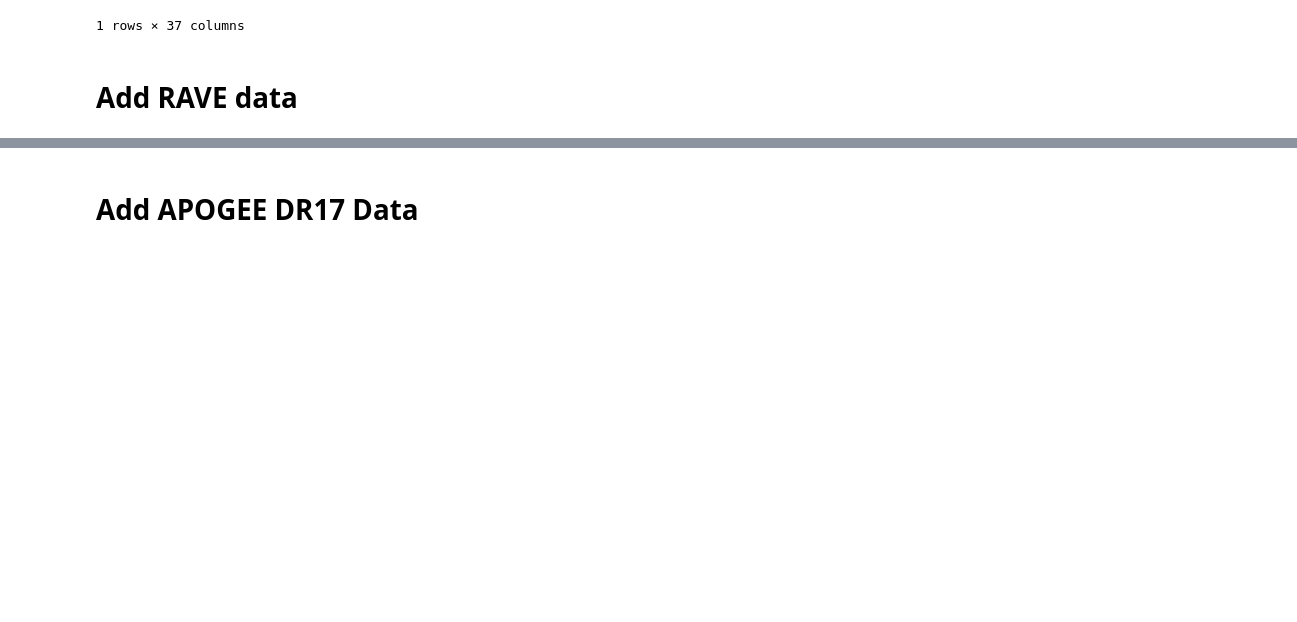
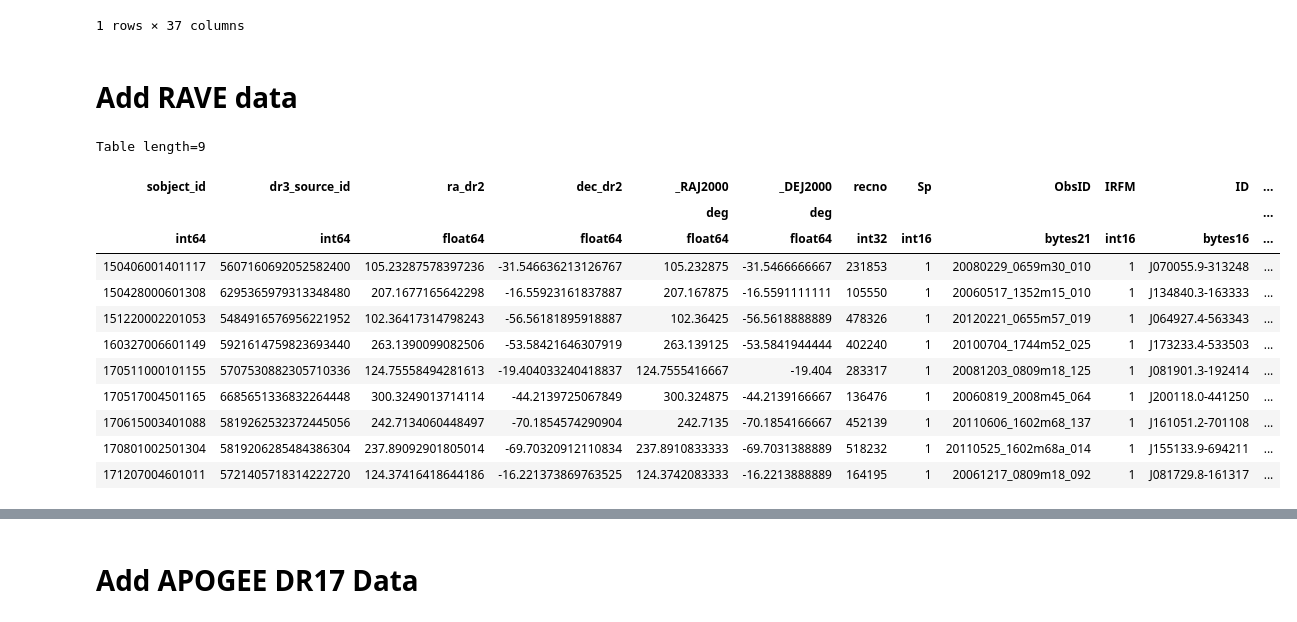
Before and after one commit to MaryumSayeed/ESPRESSO, a Jupyter notebook: scripts/combine_rvs.ipynb, the cells around one changed output, grey strips where cells are left out. Saved outputs shown, nothing was run; the diff lists cells and outputs as text; code cells hidden in the pictures; blank space fills up the shorter version.

Commit message:
re-searching for ravedr6 data to save table2 for referee report

```diff
--- a/scripts/combine_rvs.ipynb
+++ b/scripts/combine_rvs.ipynb
@@ -496,5 +480,22 @@ def convert_time_to_jd(time):
 # %% [markdown]
 # Add RAVE data
 # %%
-rave = Table.read('/Users/maryumsayeed/Downloads/rave_crossmatch.fits')
+#rave = Table.read('/Users/maryumsayeed/Downloads/rave_crossmatch.fits')
+rave = Table.read('../files/rave_crossmatch.fits')
+# %%
+rave
+# %% [output]
+Table length=9
+| sobject_id | dr3_source_id | ra_dr2 | dec_dr2 | _RAJ2000 | _DEJ2000 | recno | Sp | ObsID | IRFM | ID | ... |
+|  |  |  |  | deg | deg |  |  |  |  |  | ... |
+| int64 | int64 | float64 | float64 | float64 | float64 | int32 | int16 | bytes21 | int16 | bytes16 | ... |
+| 150406001401117 | 5607160692052582400 | 105.23287578397236 | -31.546636213126767 | 105.232875 | -31.5466666667 | 231853 | 1 | 20080229_0659m30_010 | 1 | J070055.9-313248 | ... |
+| 150428000601308 | 6295365979313348480 | 207.1677165642298 | -16.55923161837887 | 207.167875 | -16.5591111111 | 105550 | 1 | 20060517_1352m15_010 | 1 | J134840.3-163333 | ... |
+| 151220002201053 | 5484916576956221952 | 102.36417314798243 | -56.56181895918887 | 102.36425 | -56.5618888889 | 478326 | 1 | 20120221_0655m57_019 | 1 | J064927.4-563343 | ... |
+| 160327006601149 | 5921614759823693440 | 263.1390099082506 | -53.58421646307919 | 263.139125 | -53.5841944444 | 402240 | 1 | 20100704_1744m52_025 | 1 | J173233.4-533503 | ... |
+| 170511000101155 | 5707530882305710336 | 124.75558494281613 | -19.404033240418837 | 124.7555416667 | -19.404 | 283317 | 1 | 20081203_0809m18_125 | 1 | J081901.3-192414 | ... |
+| 170517004501165 | 6685651336832264448 | 300.3249013714114 | -44.2139725067849 | 300.324875 | -44.2139166667 | 136476 | 1 | 20060819_2008m45_064 | 1 | J200118.0-441250 | ... |
+| 170615003401088 | 5819262532372445056 | 242.7134060448497 | -70.1854574290904 | 242.7135 | -70.1854166667 | 452139 | 1 | 20110606_1602m68_137 | 1 | J161051.2-701108 | ... |
+| 170801002501304 | 5819206285484386304 | 237.89092901805014 | -69.70320912110834 | 237.8910833333 | -69.7031388889 | 518232 | 1 | 20110525_1602m68a_014 | 1 | J155133.9-694211 | ... |
+| 171207004601011 | 5721405718314222720 | 124.37416418644186 | -16.221373869763525 | 124.3742083333 | -16.2213888889 | 164195 | 1 | 20061217_0809m18_092 | 1 | J081729.8-161317 | ... |
 # %%
```
Also changed, not shown: parts of 26 cells of this notebook, 1 other file.
